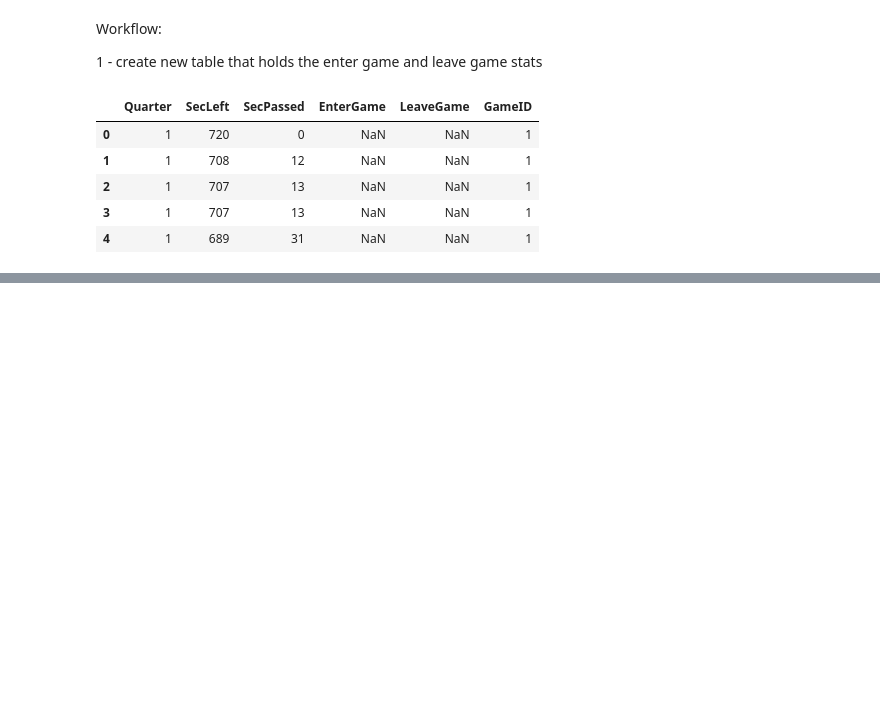
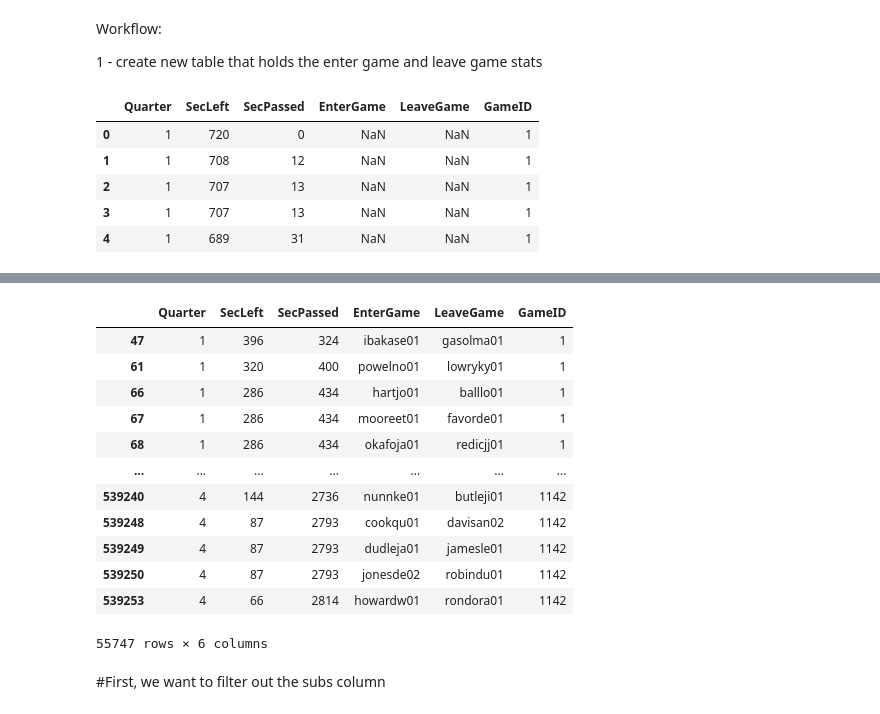
Before and after one commit to SPDiehl/thesis, a Jupyter notebook: thesis-1920.ipynb, the cells around one changed output, grey strips where cells are left out. Cells and saved outputs as stored; diff of their text form; code cells hidden in the pictures; blank space fills up the shorter version.

```diff
--- a/thesis-1920.ipynb
+++ b/thesis-1920.ipynb
@@ -115,3 +115,5 @@ subs_df.head()
 | 2 | 1 | 707 | 13 | NaN | NaN | 1 |
 | 3 | 1 | 707 | 13 | NaN | NaN | 1 |
 | 4 | 1 | 689 | 31 | NaN | NaN | 1 |
+# %%
+subs_df = subs_df.dropna(subset=['EnterGame'])
@@ -117,0 +129,18 @@ subs_df.head()
+# %%
+subs_df.groupby(['GameID', 'Quarter', 'EnterGame']).head()
+# %% [output]
+|  | Quarter | SecLeft | SecPassed | EnterGame | LeaveGame | GameID |
+| 47 | 1 | 396 | 324 | ibakase01 | gasolma01 | 1 |
+| 61 | 1 | 320 | 400 | powelno01 | lowryky01 | 1 |
+| 66 | 1 | 286 | 434 | hartjo01 | balllo01 | 1 |
+| 67 | 1 | 286 | 434 | mooreet01 | favorde01 | 1 |
+| 68 | 1 | 286 | 434 | okafoja01 | redicjj01 | 1 |
+| ... | ... | ... | ... | ... | ... | ... |
+| 539240 | 4 | 144 | 2736 | nunnke01 | butleji01 | 1142 |
+| 539248 | 4 | 87 | 2793 | cookqu01 | davisan02 | 1142 |
+| 539249 | 4 | 87 | 2793 | dudleja01 | jamesle01 | 1142 |
+| 539250 | 4 | 87 | 2793 | jonesde02 | robindu01 | 1142 |
+| 539253 | 4 | 66 | 2814 | howardw01 | rondora01 | 1142 |
+55747 rows × 6 columns
+# %% [markdown]
+#First, we want to filter out the subs column
```
Also changed, not shown: parts of 3 cells of this notebook.
